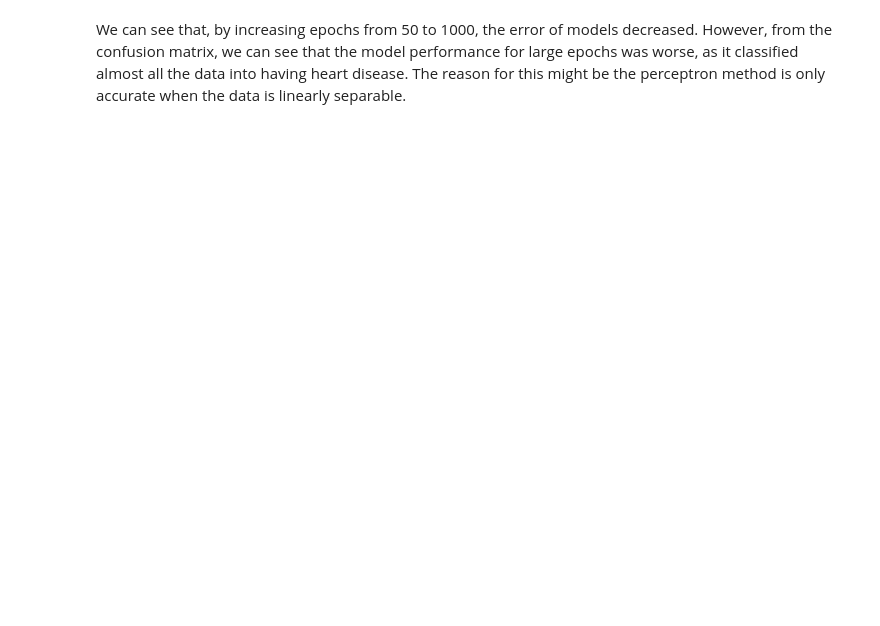
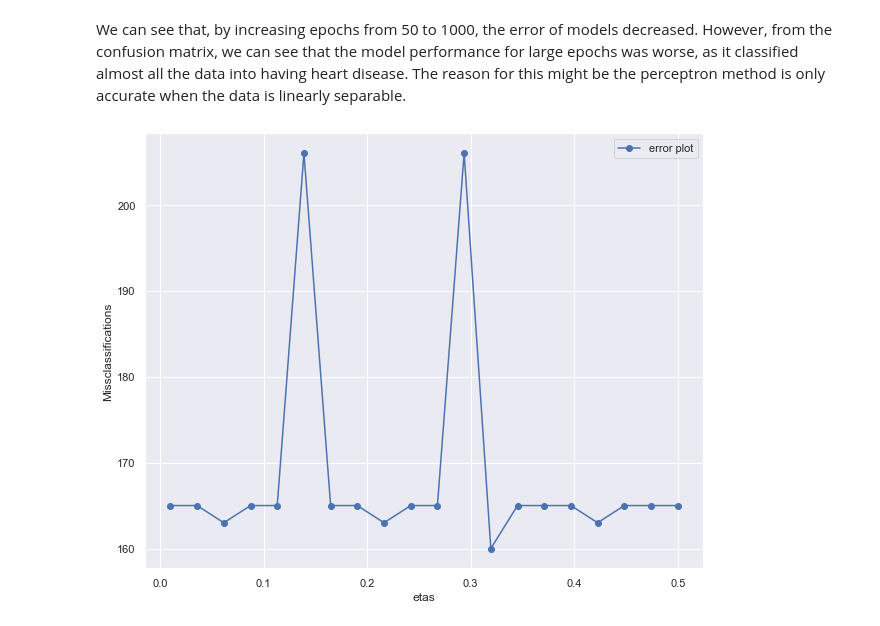
Before and after one commit to YulinLi98/INDE_577_Repo, a Jupyter notebook: supervised learning/Perceptron/Perceptron.ipynb, the cells around one changed output. Saved outputs shown, nothing was run; the diff lists cells and outputs as text; code cells hidden in the pictures; blank space fills up the shorter version.

```diff
--- a/supervised learning/Perceptron/Perceptron.ipynb
+++ b/supervised learning/Perceptron/Perceptron.ipynb
@@ -166,2 +191,24 @@ cf_matrix = [[  1 111]
 # %% [markdown]
 We can see that, by increasing epochs from 50 to 1000, the error of models decreased. However, from the confusion matrix, we can see that the model performance for large epochs was worse, as it classified almost all the data into having heart disease. The reason for this might be the perceptron method is only accurate when the data is linearly separable.
+# %%
+# Different learning rates
+etas = np.linspace(0.01,0.5,20)
+errors = []
+np.random.seed(2)
+for eta in etas:
+    percep = Perceptron(eta = eta)
+    percep.train(X_train, y_train)
+    y_pred = percep.predict(X_test)
+    error = sum(y_pred == y_test)
+    errors.append(error)
+
+plt.figure(figsize = (10, 8))
+plt.plot(etas, errors,
+         marker = "o",
+         label = "error plot",)
+plt.xlabel("etas")
+plt.ylabel("Missclassifications")
+plt.legend()
+plt.show()
+# %% [output]
+[figure, added]
```
Also changed, not shown: parts of 3 cells of this notebook.
